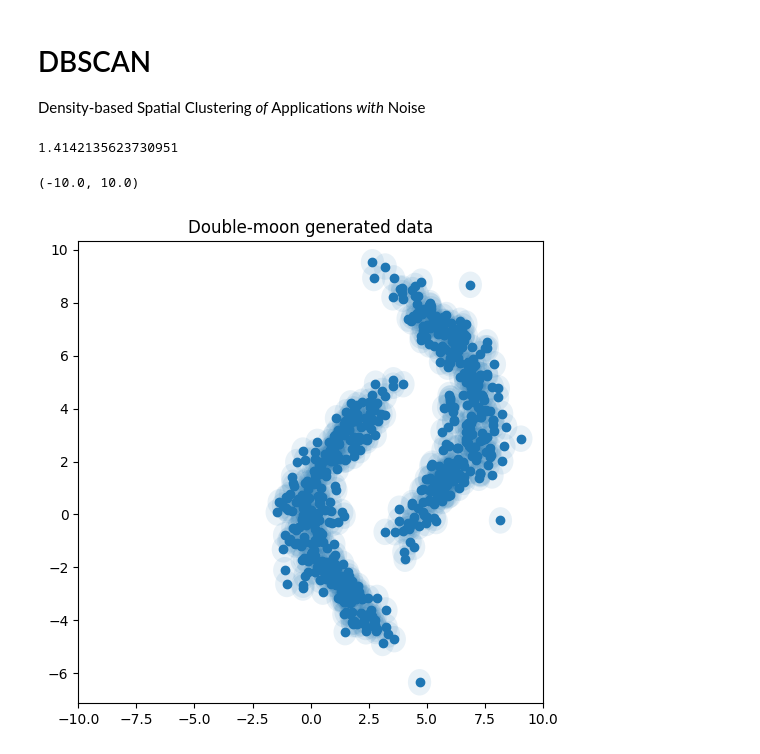
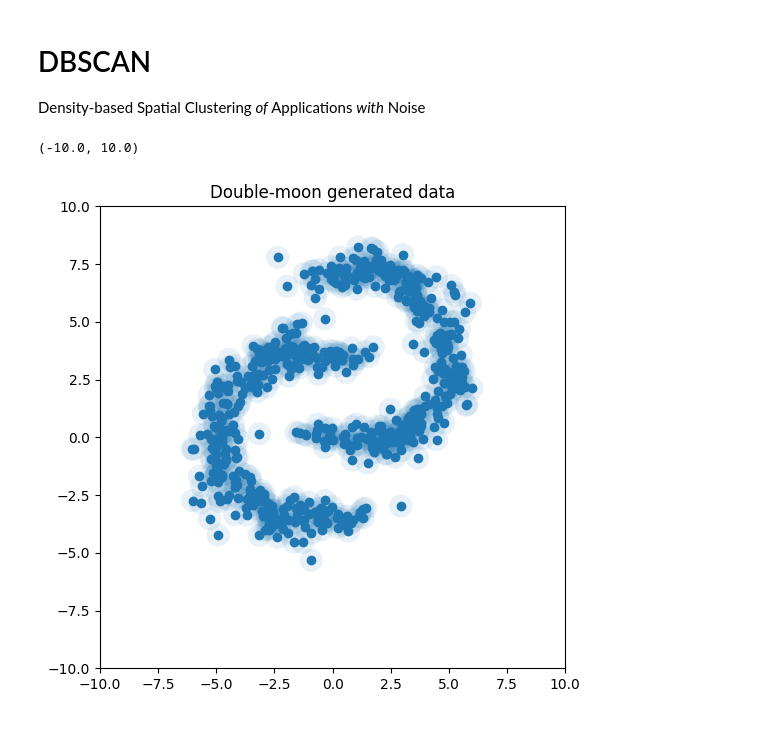
Before and after one commit to szmidapatrik/machine-learning, a Jupyter notebook: dbscan.ipynb, the cells around one changed output. Saved outputs shown, nothing was run; the diff lists cells and outputs as text; code cells hidden in the pictures.

Commit message:
dbscan updates

```diff
--- a/dbscan.ipynb
+++ b/dbscan.ipynb
@@ -18,23 +18,30 @@ class DBSCAN:
 
 
 
-    # Generate moon-shaped data
+    # Generate moon-shaped data using normal distribution smpling
     def generate_moon(self, centerX, centerY, face, N):
         dir = self.set_moon_direction(face)
 
-        lower_μ = [centerX + (dir * 1.5), centerY + (-3)]
+        lowest_μ = [centerX + (dir * 4), centerY + (-3.5)]
+        lower_μ = [centerX + (dir * 1.75), centerY + (-3)]
         center_μ = [centerX, centerY]
-        upper_μ = [centerX + (dir * 1.5), centerY + 3]
+        upper_μ = [centerX + (dir * 1.75), centerY + 3]
+        uppest_μ = [centerX + (dir * 4), centerY + 3.5]
 
+        lowest_cov = [[2, 0], [0, 0.1]]
         lower_cov = [[1, dir * (-0.85)], [dir * (-0.85), 1]]
         center_cov = [[0.3, 0], [0, 2]]
         upper_cov = [[1, (dir * 0.85)], [dir * (0.85), 1]]
+        uppest_cov = [[2, 0], [0, 0.1]]
 
         return np.concatenate([
-            np.random.multivariate_normal(lower_μ, lower_cov, int(round(N/3,0))),
-            np.random.multivariate_normal(center_μ, center_cov, int(round(N/3,0))),
-            np.random.multivariate_normal(upper_μ, upper_cov, int(round(N/3,0))),
+            np.random.multivariate_normal(lowest_μ, lowest_cov, int(round(N/5,0))),
+            np.random.multivariate_normal(lower_μ, lower_cov, int(round(N/5,0))),
+            np.random.multivariate_normal(center_μ, center_cov, int(round(N/5,0))),
+            np.random.multivariate_normal(upper_μ, upper_cov, int(round(N/5,0))),
+            np.random.multivariate_normal(uppest_μ, uppest_cov, int(round(N/5,0))),
         ])
+
 
     # Moon direction setter
     def set_moon_direction(self, face):
@@ -50,21 +57,25 @@ class DBSCAN:
     # Calculate Euclidian distance between two points
     def euclidian(self, p, q):
         return np.sqrt(np.power(q[0]-p[0],2) + np.power(q[1]-p[1],2))
+
+    # Find nearest neighbor of a point
+    def nearest_neighbor(self, data):
+        distances = np.sqrt(data[:,np.newaxis,:] - data[np.newaxis,:,:])**2
+        print(distances)
 # %%
 dbscan = DBSCAN(min_sample = 0.5)
-right_moon = dbscan.generate_moon(0,0,'right',300)
-left_moon = dbscan.generate_moon(7,4,'left',300)
+right_moon = dbscan.generate_moon(-5,0,'right',300)
+left_moon = dbscan.generate_moon(5,3.5,'left',300)
 data = np.concatenate([right_moon, left_moon])
 
 
 fig, ax = plt.subplots(figsize=(6,6))
 ax.set_title('Double-moon generated data')
 ax.scatter(data[:,0], data[:,1])
 for item in data:
     ax.add_artist(plt.Circle((item[0], item[1]), dbscan.min_sample, alpha=0.1))
 ax.set_xlim(-10,10)
-ax.set_xlim(-10,10)
+ax.set_ylim(-10,10)
 # %% [output]
-1.4142135623730951
+(-10.0, 10.0)
-(-10.0, 10.0)
-[figure, old version]
+[figure, new version]
```
